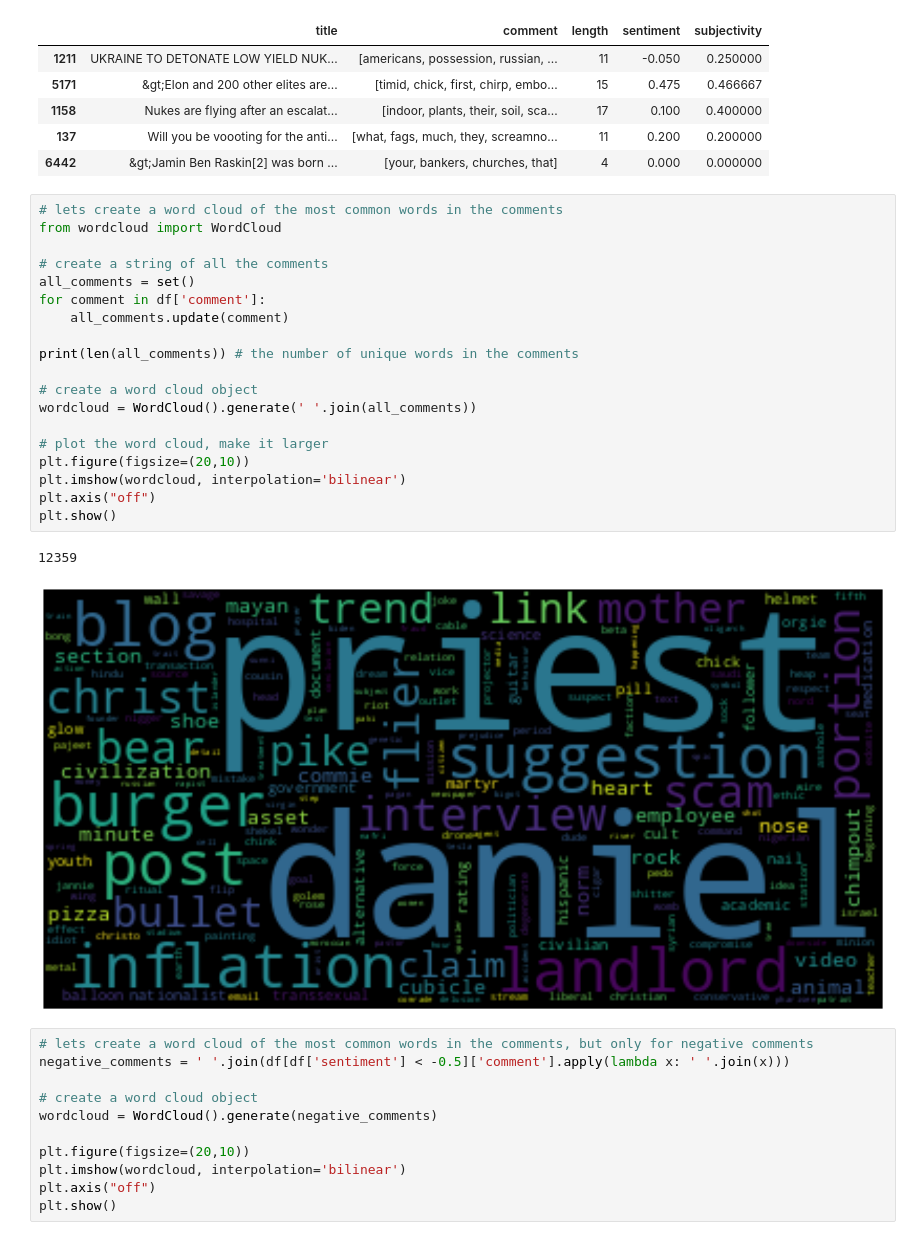
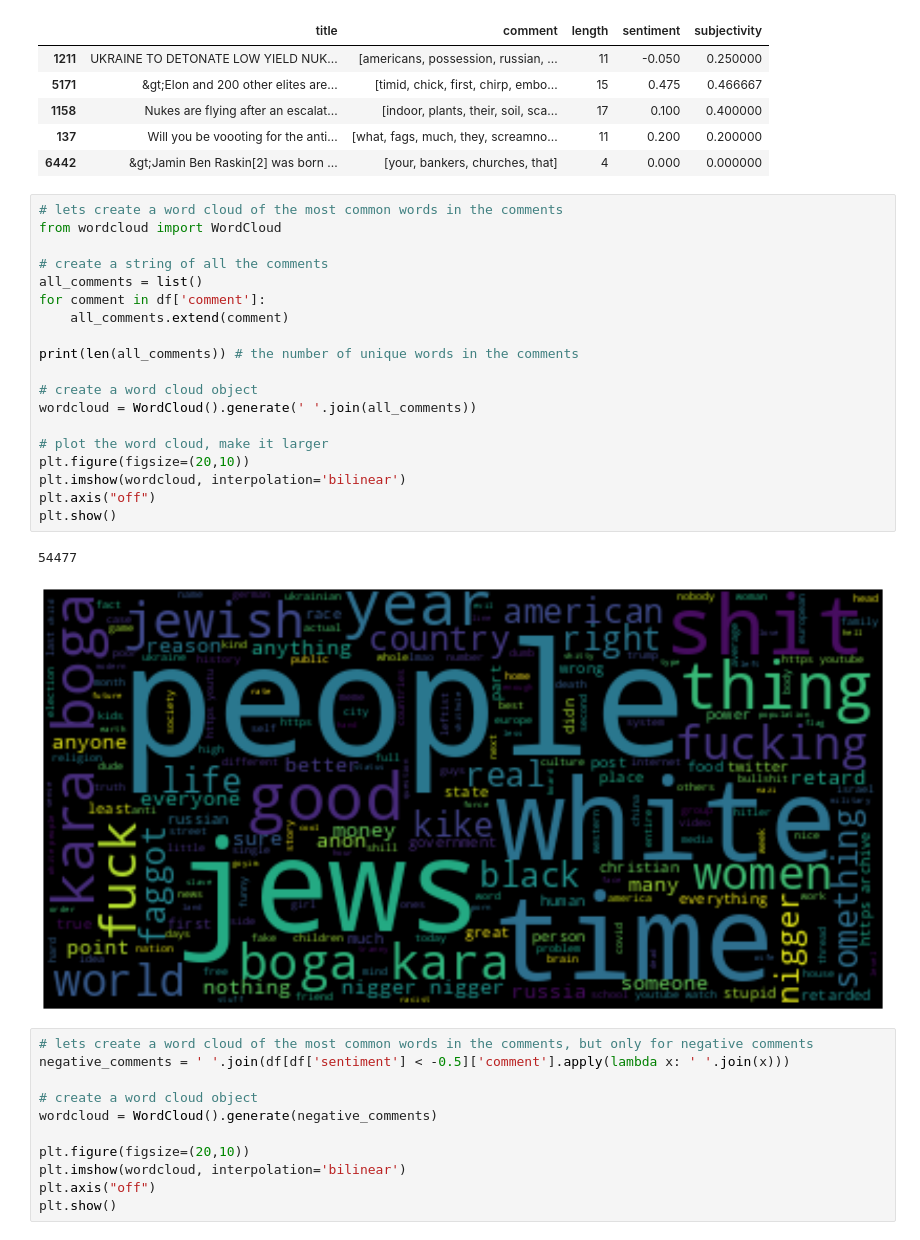
Before and after one commit to Extrieve/NLProject, a Jupyter notebook: 4chan/notebooks/pandas_transformation.ipynb, the cells around one changed output. Drawn from its saved outputs; the diff is of its cells as text.

Commit message:
List instead of set for first Wordcloud

```diff
--- a/4chan/notebooks/pandas_transformation.ipynb
+++ b/4chan/notebooks/pandas_transformation.ipynb
@@ -129,25 +129,25 @@ df[df['subjectivity'] < 0.5].sample(5)
 # %%
 # lets create a word cloud of the most common words in the comments
 from wordcloud import WordCloud
 
 # create a string of all the comments
-all_comments = set()
+all_comments = list()
 for comment in df['comment']:
-    all_comments.update(comment)
+    all_comments.extend(comment)
 
 print(len(all_comments)) # the number of unique words in the comments
 
 # create a word cloud object
 wordcloud = WordCloud().generate(' '.join(all_comments))
 
 # plot the word cloud, make it larger
 plt.figure(figsize=(20,10))
 plt.imshow(wordcloud, interpolation='bilinear')
 plt.axis("off")
 plt.show()
 # %% [output]
-12359
+54477
-[figure, old version]
+[figure, new version]
 # %%
 # lets create a word cloud of the most common words in the comments, but only for negative comments
 negative_comments = ' '.join(df[df['sentiment'] < -0.5]['comment'].apply(lambda x: ' '.join(x)))
```
